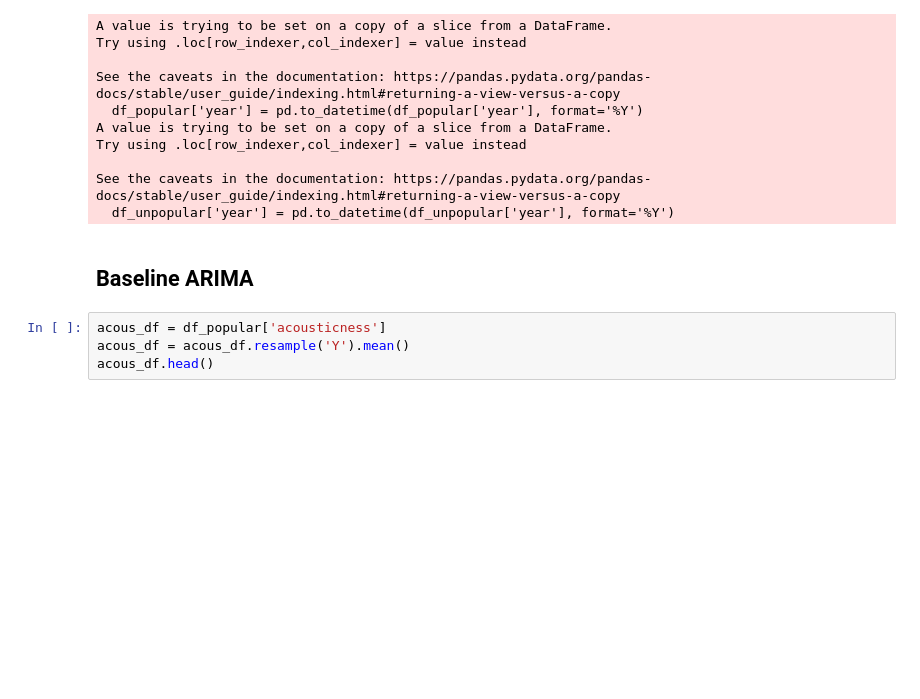
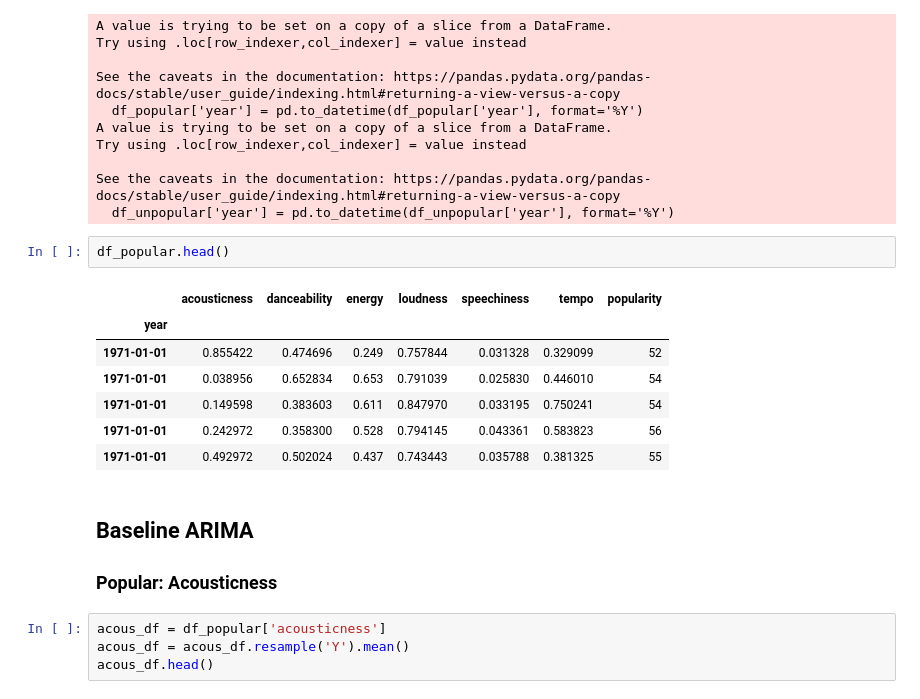
Before and after one commit to yt1653/1018_time_series_project, a Jupyter notebook: arima.ipynb, the cells around one changed output. Cells and saved outputs as stored; diff of their text form; blank space fills up the shorter version.

```diff
--- a/arima.ipynb
+++ b/arima.ipynb
@@ -149,8 +165,19 @@ Try using .loc[row_indexer,col_indexer] = value instead
 
 See the caveats in the documentation: https://pandas.pydata.org/pandas-docs/stable/user_guide/indexing.html#returning-a-view-versus-a-copy
   df_unpopular['year'] = pd.to_datetime(df_unpopular['year'], format='%Y')
+# %%
+df_popular.head()
+# %% [output]
+|  | acousticness | danceability | energy | loudness | speechiness | tempo | popularity |
+| year |  |  |  |  |  |  |  |
+| 1971-01-01 | 0.855422 | 0.474696 | 0.249 | 0.757844 | 0.031328 | 0.329099 | 52 |
+| 1971-01-01 | 0.038956 | 0.652834 | 0.653 | 0.791039 | 0.025830 | 0.446010 | 54 |
+| 1971-01-01 | 0.149598 | 0.383603 | 0.611 | 0.847970 | 0.033195 | 0.750241 | 54 |
+| 1971-01-01 | 0.242972 | 0.358300 | 0.528 | 0.794145 | 0.043361 | 0.583823 | 56 |
+| 1971-01-01 | 0.492972 | 0.502024 | 0.437 | 0.743443 | 0.035788 | 0.381325 | 55 |
 # %% [markdown]
 ## Baseline ARIMA
+### Popular: Acousticness
 # %%
 acous_df = df_popular['acousticness']
 acous_df = acous_df.resample('Y').mean()
```
Also changed, not shown: parts of 18 cells of this notebook.
